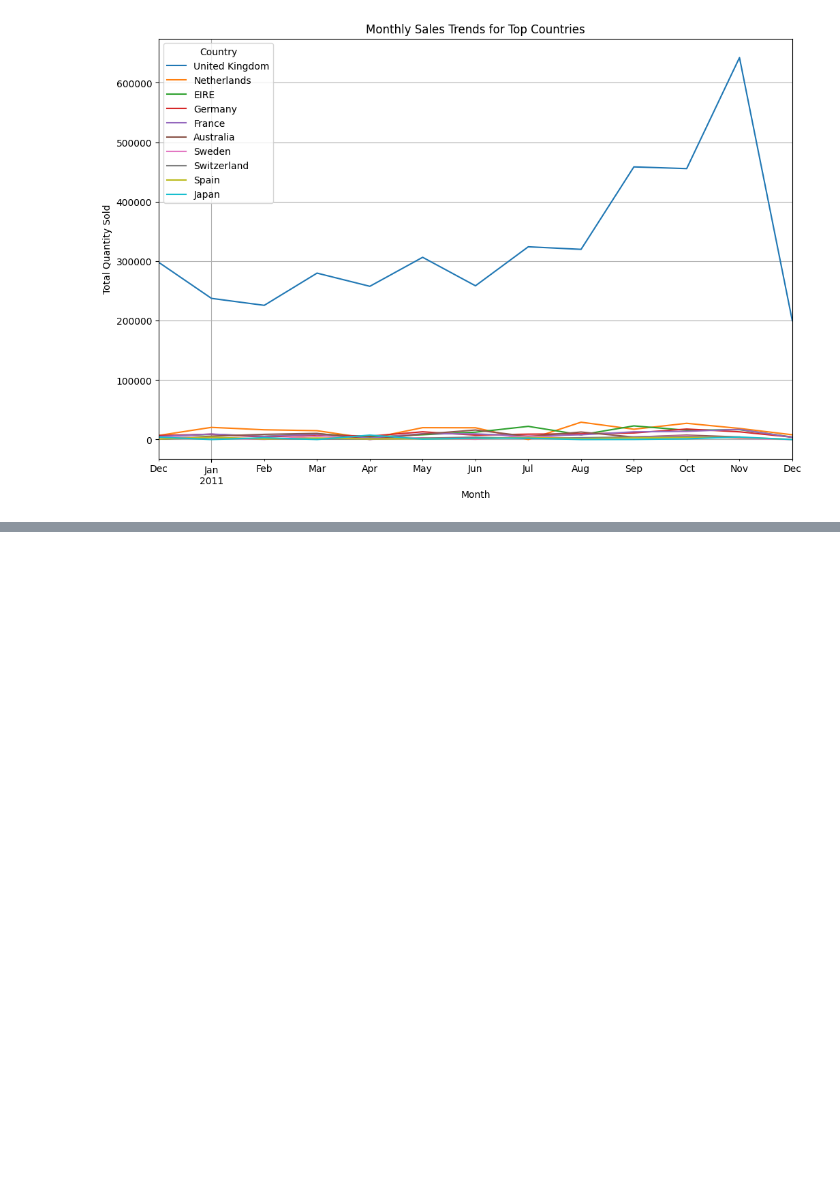
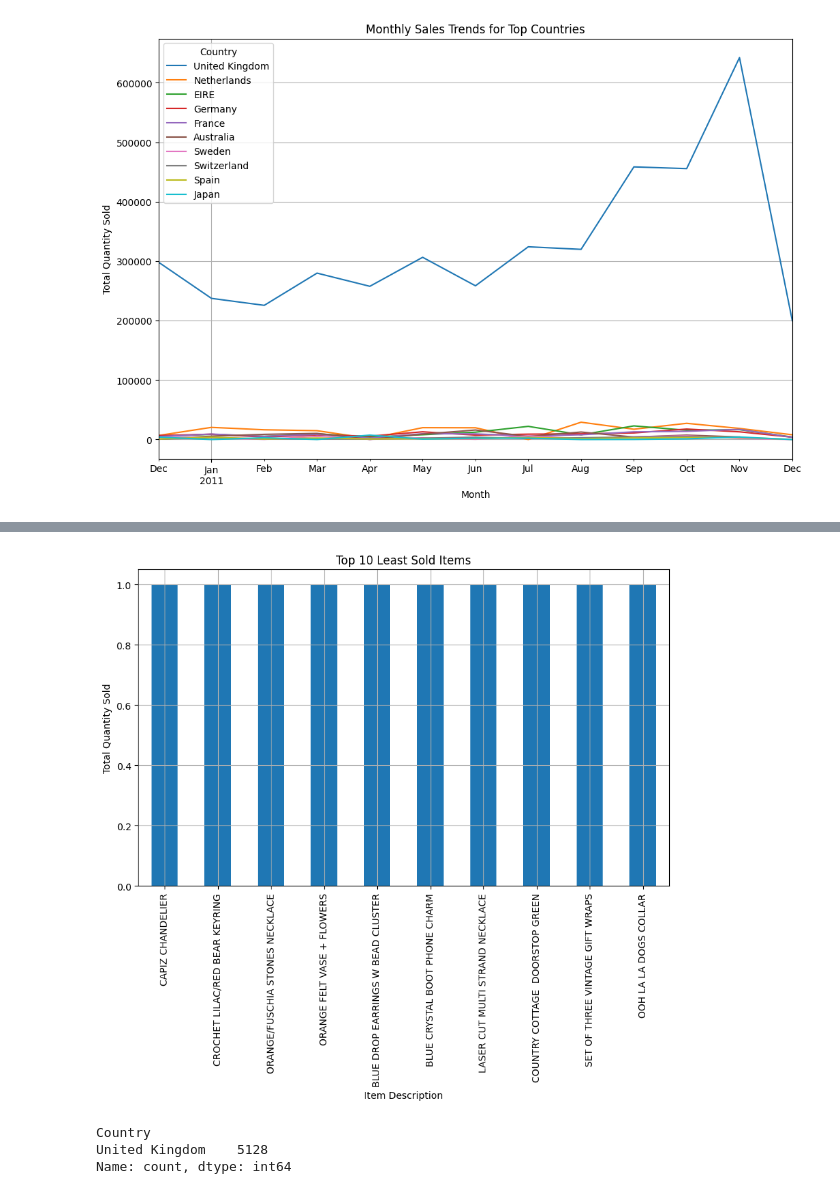
Before and after one commit to its-gabe/forage_tata-group, a Jupyter notebook: analysis.ipynb, the cells around one changed output, grey strips where cells are left out. Saved outputs shown, nothing was run; the diff lists cells and outputs as text; code cells hidden in the pictures; blank space fills up the shorter version.

```diff
--- a/analysis.ipynb
+++ b/analysis.ipynb
@@ -162,0 +189,18 @@ plt.show()
+# %%
+bottom_items = df_copy[df_copy['Quantity'] >= 0].groupby('Description')['Quantity'].sum().sort_values(ascending=True).head(10)
+
+plt.figure(figsize=(10, 6))
+bottom_items.plot(kind='bar')
+plt.title('Top 10 Least Sold Items')
+plt.xlabel('Item Description')
+plt.ylabel('Total Quantity Sold')
+plt.grid(True)
+plt.show()
+# %% [output]
+[figure, added]
+# %%
+df_copy.loc[df_copy['CustomerID'] == 14096]['Country'].value_counts()
+# %% [output]
+Country
+United Kingdom    5128
+Name: count, dtype: int64
```
Also changed, not shown: parts of 4 cells of this notebook.
